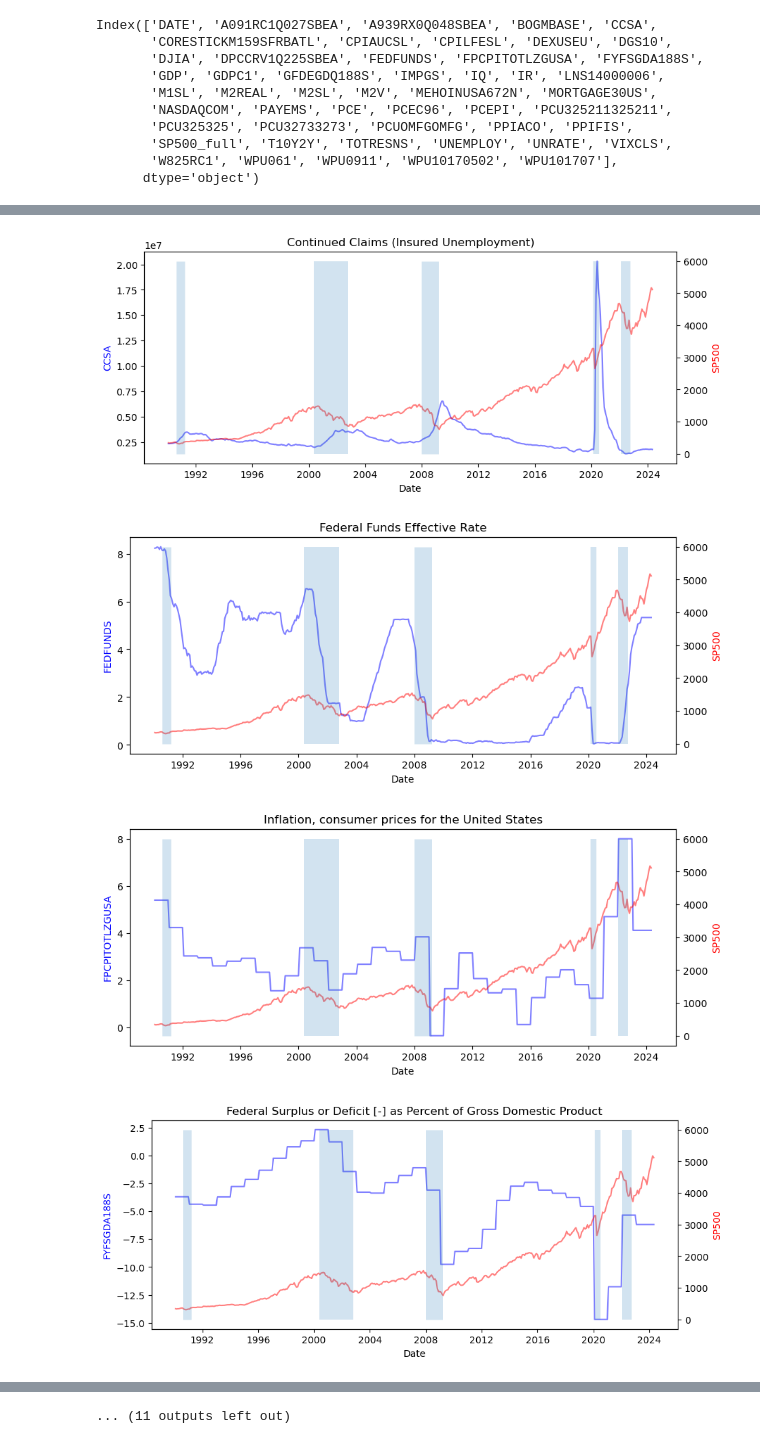
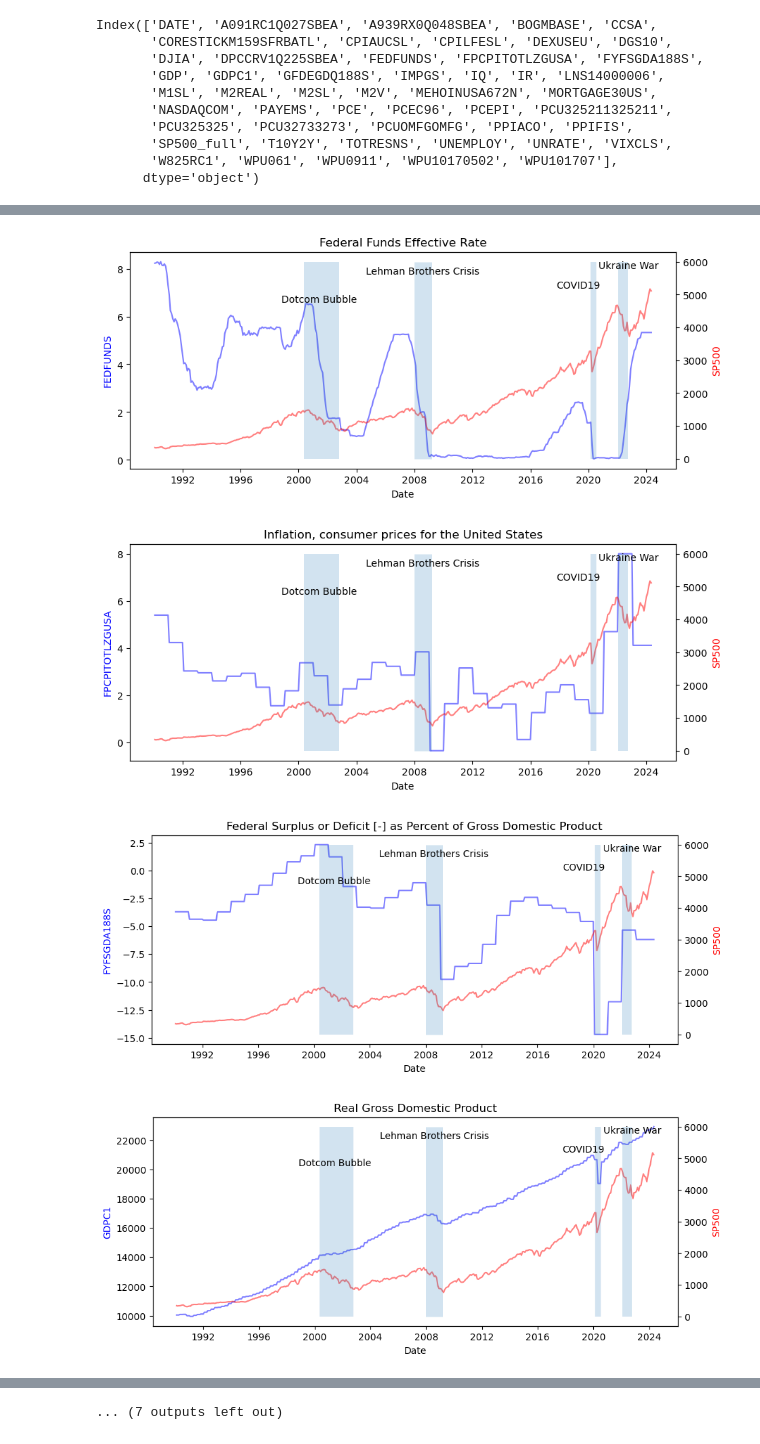
Before and after one commit to johnwslee/finance_engineering, a Jupyter notebook: notebooks/2_2_economic_dataset_EDA_filtered.ipynb, the cells around one changed output, grey strips where cells are left out. Saved outputs shown, nothing was run; the diff lists cells and outputs as text; code cells hidden in the pictures.

Commit message:
Adds images and updates notebooks

```diff
--- a/notebooks/2_2_economic_dataset_EDA_filtered.ipynb
+++ b/notebooks/2_2_economic_dataset_EDA_filtered.ipynb
@@ -64,7 +64,7 @@ col_for_plots = [
     "A091RC1Q027SBEA",
     "A939RX0Q048SBEA",
     "BOGMBASE",
-    "CCSA",
+    # "CCSA",
     # "CORESTICKM159SFRBATL",
     # "CPIAUCSL",
     # "CPILFESL",
@@ -79,9 +79,9 @@ col_for_plots = [
     "GDPC1",
     "GFDEGDQ188S",
     "IMPGS",
-    "IQ",
-    "IR",
-    "LNS14000006",
+    # "IQ",
+    # "IR",
+    # "LNS14000006",
     # "M1SL",
     "M2REAL",
     # "M2SL",
@@ -110,3 +110,21 @@ col_for_plots = [
     # "WPU10170502",
     # "WPU101707",
 ]
+# %%
+fig, ax1 = plt.subplots(figsize=(10, 4*len(col_for_plots)), nrows = len(col_for_plots), ncols=1)
+for i, col in enumerate(col_for_plots):
+    ax2 = ax1[i].twinx()
+    ax1[i].plot(df["DATE"], df[col], label=col, color="blue", alpha=0.5)
+    ax2.plot(df["DATE"], df["SP500_full"], label="SP500", color="red", alpha=0.5)
+
+    ax1[i].set_xlabel('Date')
+    ax1[i].set_ylabel(col, color='blue')
+    ax2.set_ylabel('SP500', color='red')
+    ax2.vlines(x = ["2001-07-31"], ymin = [0], ymax=[6000], linewidth=36, alpha=0.2)
+    ax2.vlines(x = ["2008-07-31"], ymin = [0], ymax=[6000], linewidth=18, alpha=0.2)
+    ax2.vlines(x = ["2020-04-30"], ymin = [0], ymax=[6000], linewidth=6, alpha=0.2)
+    ax2.vlines(x = ["2022-05-31"], ymin = [0], ymax=[6000], linewidth=10, alpha=0.2)
+    ax1[i].set_title(tags_dict[col])
+plt.tight_layout()
+plt.show();
+fig.savefig("../img/US_economy_index_SP500.png")
@@ -120,11 +140,14 @@ for col in col_for_plots:
     ax1.set_xlabel('Date')
     ax1.set_ylabel(col, color='blue')
     ax2.set_ylabel('SP500', color='red')
-    ax2.vlines(x = ["1990-11-30"], ymin = [0], ymax=[6000], linewidth=9, alpha=0.2)
     ax2.vlines(x = ["2001-07-31"], ymin = [0], ymax=[6000], linewidth=36, alpha=0.2)
     ax2.vlines(x = ["2008-07-31"], ymin = [0], ymax=[6000], linewidth=18, alpha=0.2)
     ax2.vlines(x = ["2020-04-30"], ymin = [0], ymax=[6000], linewidth=6, alpha=0.2)
     ax2.vlines(x = ["2022-05-31"], ymin = [0], ymax=[6000], linewidth=10, alpha=0.2)
     plt.title(tags_dict[col])
+    plt.figtext(0.34, 0.7, "Dotcom Bubble")
+    plt.figtext(0.46, 0.8, "Lehman Brothers Crisis")
+    plt.figtext(0.73, 0.75, "COVID19")
+    plt.figtext(0.79, 0.82, "Ukraine War")
     plt.show();
 # %% [output]
@@ -134,4 +157,4 @@ for col in col_for_plots:
-[figure, old version]
+[figure, new version]
-[figure, old version]
+[figure, new version]
-[figure, old version]
+[figure, new version]
-[figure, old version]
+[figure, new version]
@@ -143 +166 @@ for col in col_for_plots:
-... (11 outputs left out)
+... (7 outputs left out)
```
Also changed, not shown: parts of 2 cells of this notebook, 9 other files.
